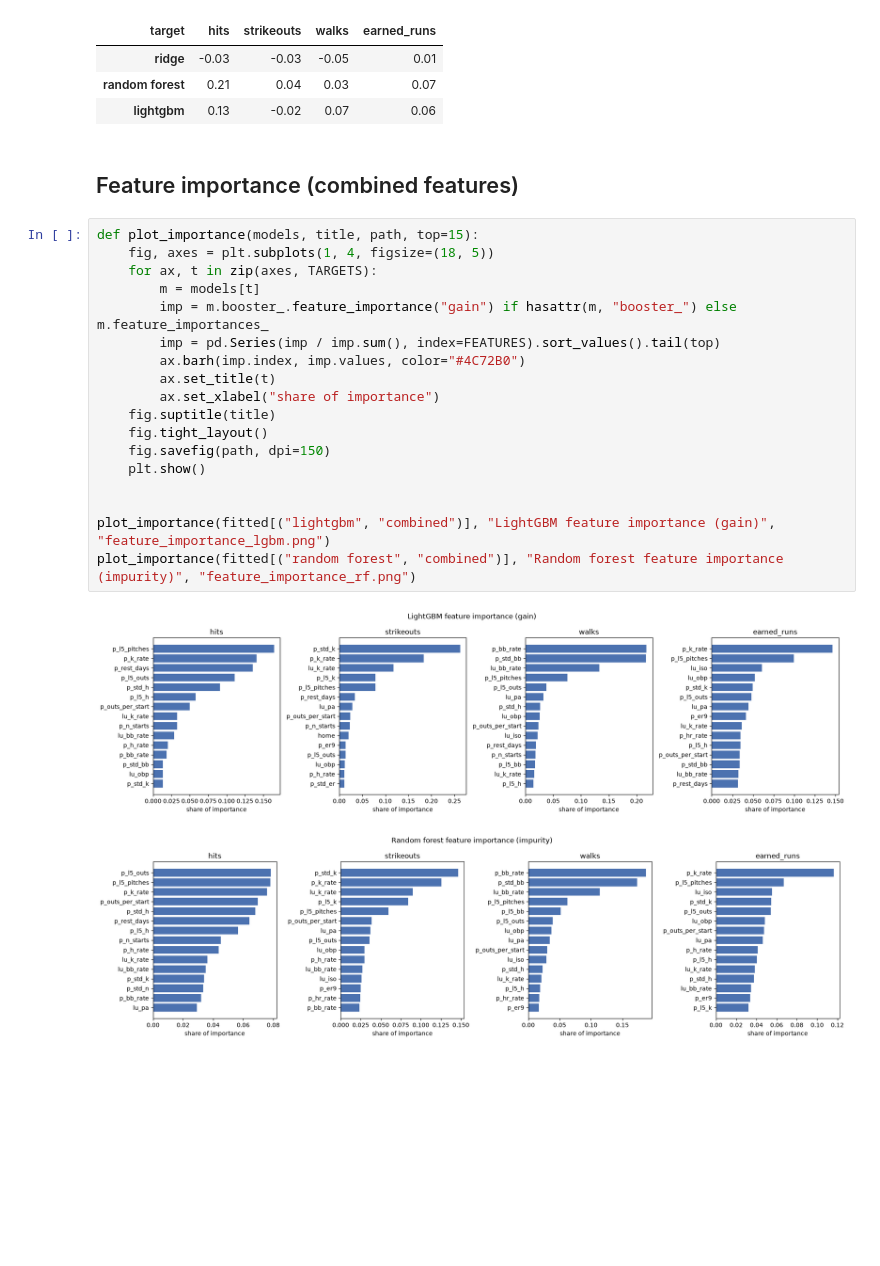
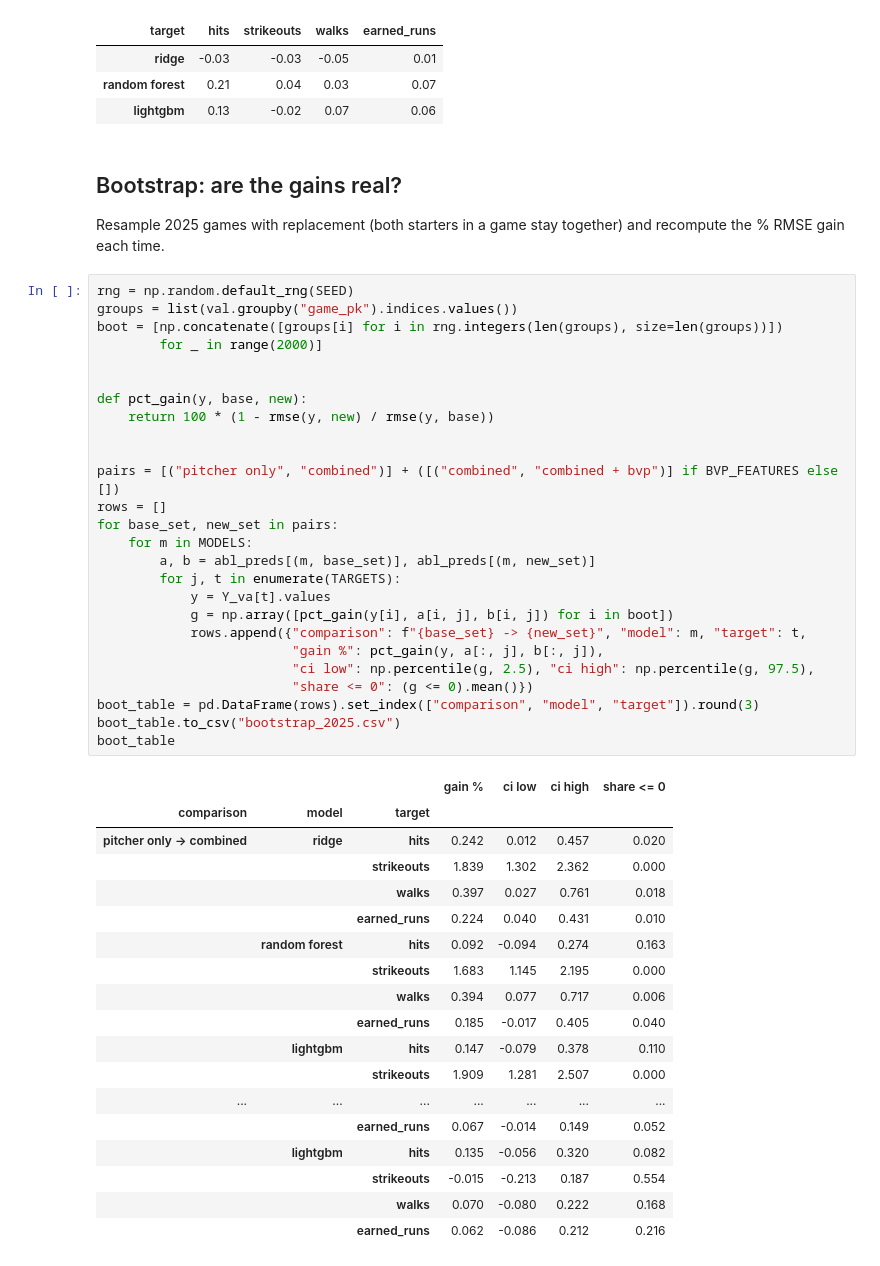
Before and after one commit to elizabethahong/ML-Grad-Project, a Jupyter notebook: baselines/baselines.ipynb, the cells around one changed output. Drawn from its saved outputs; the diff is of its cells as text; blank space fills up the shorter version.

Commit message:
bootstrap test

```diff
--- a/baselines/baselines.ipynb
+++ b/baselines/baselines.ipynb
@@ -217,25 +218,51 @@ if BVP_FEATURES:
 | random forest | 0.21 | 0.04 | 0.03 | 0.07 |
 | lightgbm | 0.13 | -0.02 | 0.07 | 0.06 |
 # %% [markdown]
-## Feature importance (combined features)
+## Bootstrap: are the gains real?
+
+Resample 2025 games with replacement (both starters in a game stay together) and recompute the % RMSE gain each time.
 # %%
-def plot_importance(models, title, path, top=15):
-    fig, axes = plt.subplots(1, 4, figsize=(18, 5))
-    for ax, t in zip(axes, TARGETS):
-        m = models[t]
-        imp = m.booster_.feature_importance("gain") if hasattr(m, "booster_") else m.feature_importances_
-        imp = pd.Series(imp / imp.sum(), index=FEATURES).sort_values().tail(top)
-        ax.barh(imp.index, imp.values, color="#4C72B0")
-        ax.set_title(t)
-        ax.set_xlabel("share of importance")
-    fig.suptitle(title)
-    fig.tight_layout()
-    fig.savefig(path, dpi=150)
-    plt.show()
+rng = np.random.default_rng(SEED)
+groups = list(val.groupby("game_pk").indices.values())
+boot = [np.concatenate([groups[i] for i in rng.integers(len(groups), size=len(groups))])
+        for _ in range(2000)]
 
 
-plot_importance(fitted[("lightgbm", "combined")], "LightGBM feature importance (gain)", "feature_importance_lgbm.png")
-plot_importance(fitted[("random forest", "combined")], "Random forest feature importance (impurity)", "feature_importance_rf.png")
+def pct_gain(y, base, new):
+    return 100 * (1 - rmse(y, new) / rmse(y, base))
+
+
+pairs = [("pitcher only", "combined")] + ([("combined", "combined + bvp")] if BVP_FEATURES else [])
+rows = []
+for base_set, new_set in pairs:
+    for m in MODELS:
+        a, b = abl_preds[(m, base_set)], abl_preds[(m, new_set)]
+        for j, t in enumerate(TARGETS):
+            y = Y_va[t].values
+            g = np.array([pct_gain(y[i], a[i, j], b[i, j]) for i in boot])
+            rows.append({"comparison": f"{base_set} -> {new_set}", "model": m, "target": t,
+                         "gain %": pct_gain(y, a[:, j], b[:, j]),
+                         "ci low": np.percentile(g, 2.5), "ci high": np.percentile(g, 97.5),
+                         "share <= 0": (g <= 0).mean()})
+boot_table = pd.DataFrame(rows).set_index(["comparison", "model", "target"]).round(3)
+boot_table.to_csv("bootstrap_2025.csv")
+boot_table
 # %% [output]
-[figure, removed]
-[figure, removed]
+|  |  |  | gain % | ci low | ci high | share <= 0 |
+| comparison | model | target |  |  |  |  |
+| pitcher only -> combined | ridge | hits | 0.242 | 0.012 | 0.457 | 0.020 |
+|  |  | strikeouts | 1.839 | 1.302 | 2.362 | 0.000 |
+|  |  | walks | 0.397 | 0.027 | 0.761 | 0.018 |
+|  |  | earned_runs | 0.224 | 0.040 | 0.431 | 0.010 |
+|  | random forest | hits | 0.092 | -0.094 | 0.274 | 0.163 |
+|  |  | strikeouts | 1.683 | 1.145 | 2.195 | 0.000 |
+|  |  | walks | 0.394 | 0.077 | 0.717 | 0.006 |
+|  |  | earned_runs | 0.185 | -0.017 | 0.405 | 0.040 |
+|  | lightgbm | hits | 0.147 | -0.079 | 0.378 | 0.110 |
+|  |  | strikeouts | 1.909 | 1.281 | 2.507 | 0.000 |
+| ... | ... | ... | ... | ... | ... | ... |
+|  |  | earned_runs | 0.067 | -0.014 | 0.149 | 0.052 |
+|  | lightgbm | hits | 0.135 | -0.056 | 0.320 | 0.082 |
+|  |  | strikeouts | -0.015 | -0.213 | 0.187 | 0.554 |
+|  |  | walks | 0.070 | -0.080 | 0.222 | 0.168 |
+|  |  | earned_runs | 0.062 | -0.086 | 0.212 | 0.216 |
```
Also changed, not shown: parts of 4 cells of this notebook, 2 other files.
